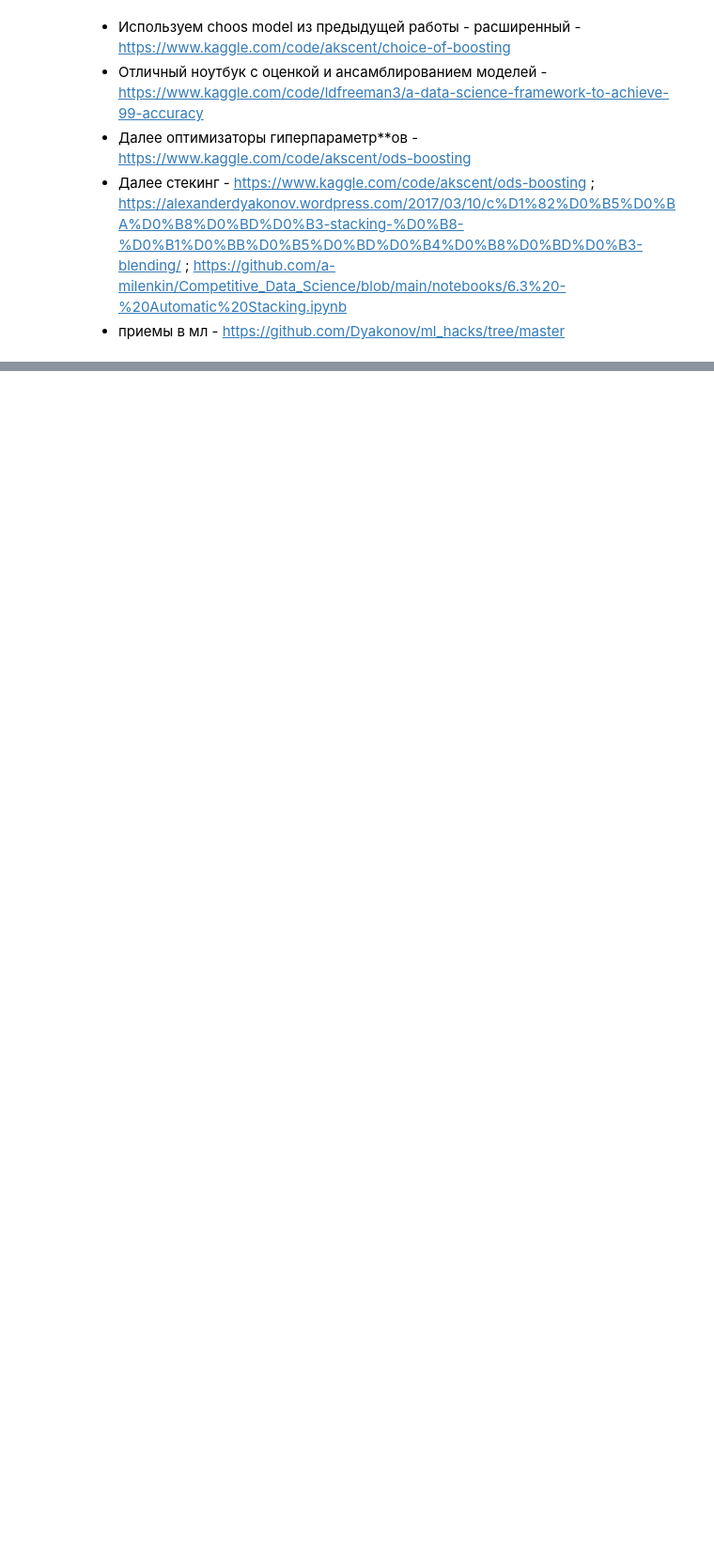
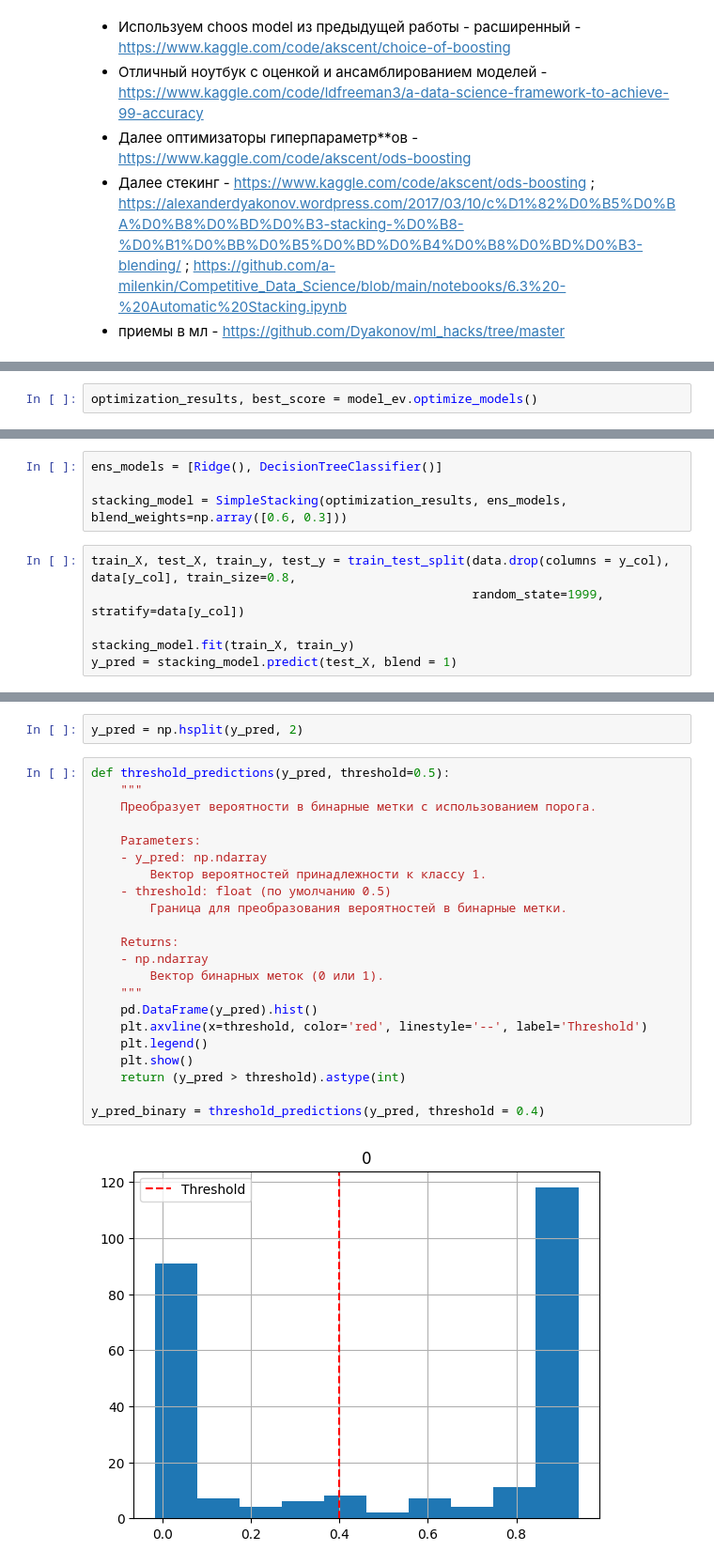
Before and after one commit to akscent/ds_club, a Jupyter notebook: Projects/Churn_prediction/Alfa_Siberian_Hack/fit-ml-for-charn-prediction.ipynb, the cells around one changed output, grey strips where cells are left out. Shown at 94% size. Cells and saved outputs as stored; diff of their text form; blank space fills up the shorter version.

Commit message:
add class EvalModels

```diff
--- a/Projects/Churn_prediction/Alfa_Siberian_Hack/fit-ml-for-charn-prediction.ipynb
+++ b/Projects/Churn_prediction/Alfa_Siberian_Hack/fit-ml-for-charn-prediction.ipynb
@@ -848,0 +298,2 @@ for t in range(2, 11):
+# %%
+optimization_results, best_score = model_ev.optimize_models()
@@ -848,0 +478,10 @@ for t in range(2, 11):
+# %%
+ens_models = [Ridge(), DecisionTreeClassifier()]
+
+stacking_model = SimpleStacking(optimization_results, ens_models, blend_weights=np.array([0.6, 0.3]))
+# %%
+train_X, test_X, train_y, test_y = train_test_split(data.drop(columns = y_col), data[y_col], train_size=0.8,
+                                                    random_state=1999, stratify=data[y_col])
+
+stacking_model.fit(train_X, train_y)
+y_pred = stacking_model.predict(test_X, blend = 1)
@@ -848,0 +490,26 @@ for t in range(2, 11):
+# %%
+y_pred = np.hsplit(y_pred, 2)
+# %%
+def threshold_predictions(y_pred, threshold=0.5):
+    """
+    Преобразует вероятности в бинарные метки с использованием порога.
+
+    Parameters:
+    - y_pred: np.ndarray
+        Вектор вероятностей принадлежности к классу 1.
+    - threshold: float (по умолчанию 0.5)
+        Граница для преобразования вероятностей в бинарные метки.
+
+    Returns:
+    - np.ndarray
+        Вектор бинарных меток (0 или 1).
+    """
+    pd.DataFrame(y_pred).hist()
+    plt.axvline(x=threshold, color='red', linestyle='--', label='Threshold')
+    plt.legend()
+    plt.show()
+    return (y_pred > threshold).astype(int)
+
+y_pred_binary = threshold_predictions(y_pred, threshold = 0.4)
+# %% [output]
+[figure, added]
```
Also changed, not shown: parts of 47 cells of this notebook, 1 other file.
